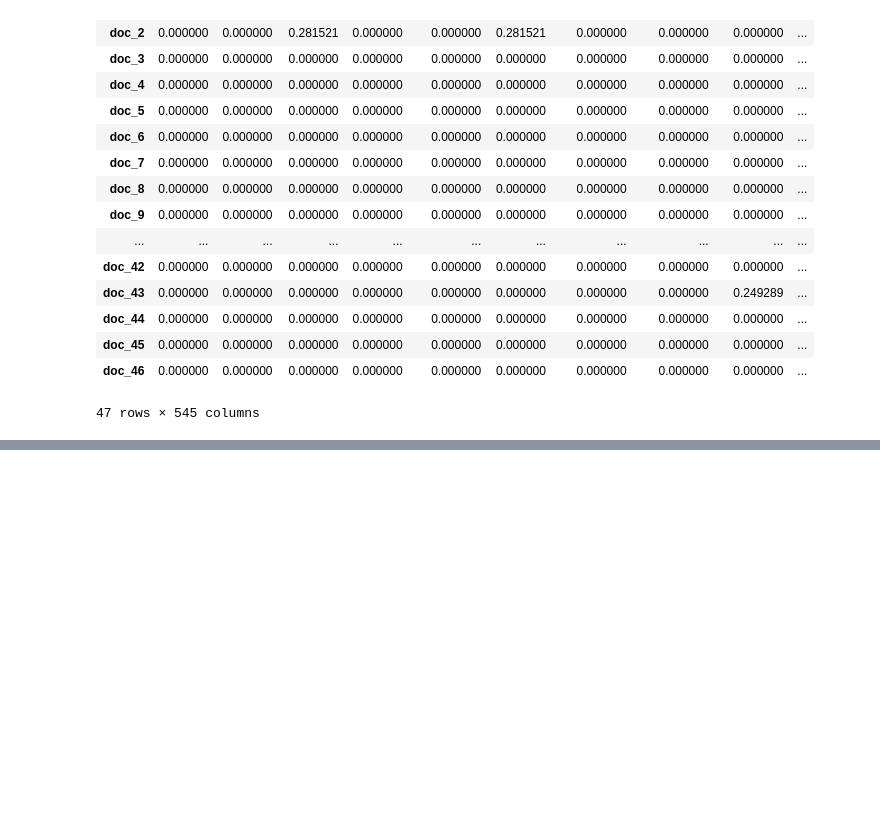
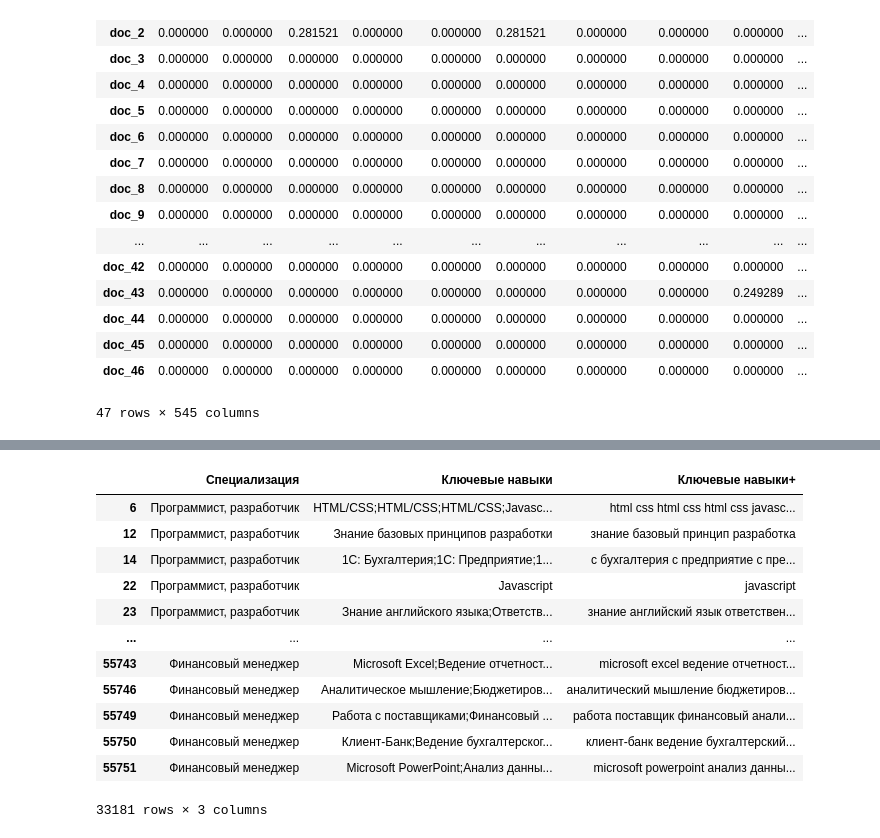
Before and after one commit to dwrkin/nlp_competence, a Jupyter notebook: NLP.ipynb, the cells around one changed output, grey strips where cells are left out. Saved outputs shown, nothing was run; the diff lists cells and outputs as text; code cells hidden in the pictures; blank space fills up the shorter version.

```diff
--- a/NLP.ipynb
+++ b/NLP.ipynb
@@ -187,0 +190,6 @@ sns.heatmap(dataframe_hm, cmap="coolwarm", annot=True, fmt=".1f")
+# %%
+df_rn_raw = pd.read_excel("rosnavik/dataset.xlsx")
+# %%
+df_rn = df_rn_raw[df_rn_raw['Ключевые навыки'].notnull()]
+df_rn = df_rn[['Специализация', 'Ключевые навыки']]
+df_rn
@@ -187,0 +225,18 @@ sns.heatmap(dataframe_hm, cmap="coolwarm", annot=True, fmt=".1f")
+# %%
+df_rn['Ключевые навыки+'] = df_rn['Ключевые навыки'].apply(Doc_func)
+# %%
+df_rn
+# %% [output]
+|  | Специализация | Ключевые навыки | Ключевые навыки+ |
+| 6 | Программист, разработчик | HTML/CSS;HTML/CSS;HTML/CSS;Javasc... | html css html css html css javasc... |
+| 12 | Программист, разработчик | Знание базовых принципов разработки | знание базовый принцип разработка |
+| 14 | Программист, разработчик | 1С: Бухгалтерия;1С: Предприятие;1... | с бухгалтерия с предприятие с пре... |
+| 22 | Программист, разработчик | Javascript | javascript |
+| 23 | Программист, разработчик | Знание английского языка;Ответств... | знание английский язык ответствен... |
+| ... | ... | ... | ... |
+| 55743 | Финансовый менеджер | Microsoft Excel;Ведение отчетност... | microsoft excel ведение отчетност... |
+| 55746 | Финансовый менеджер | Аналитическое мышление;Бюджетиров... | аналитический мышление бюджетиров... |
+| 55749 | Финансовый менеджер | Работа с поставщиками;Финансовый ... | работа поставщик финансовый анали... |
+| 55750 | Финансовый менеджер | Клиент-Банк;Ведение бухгалтерског... | клиент-банк ведение бухгалтерский... |
+| 55751 | Финансовый менеджер | Microsoft PowerPoint;Анализ данны... | microsoft powerpoint анализ данны... |
+33181 rows × 3 columns
```
Also changed, not shown: parts of 10 cells of this notebook, 2 other files.
